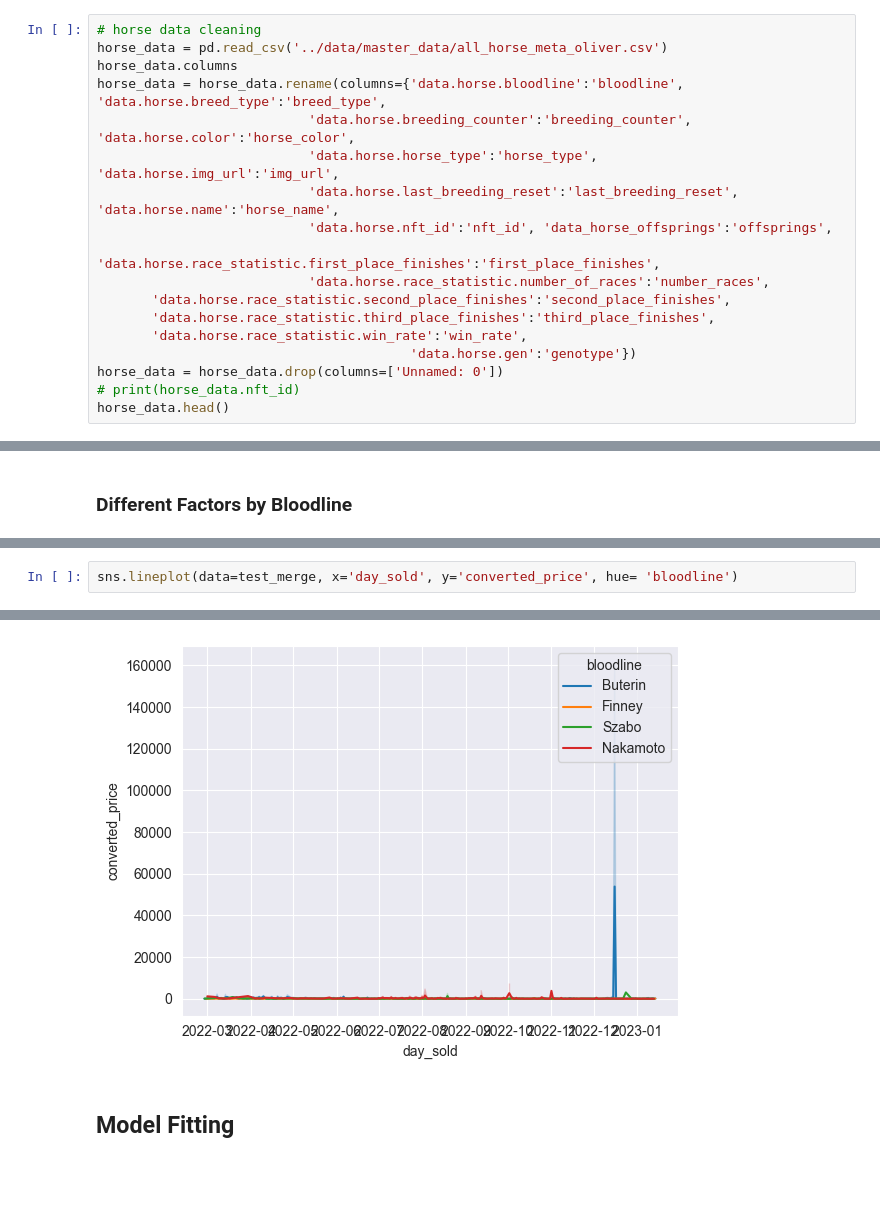
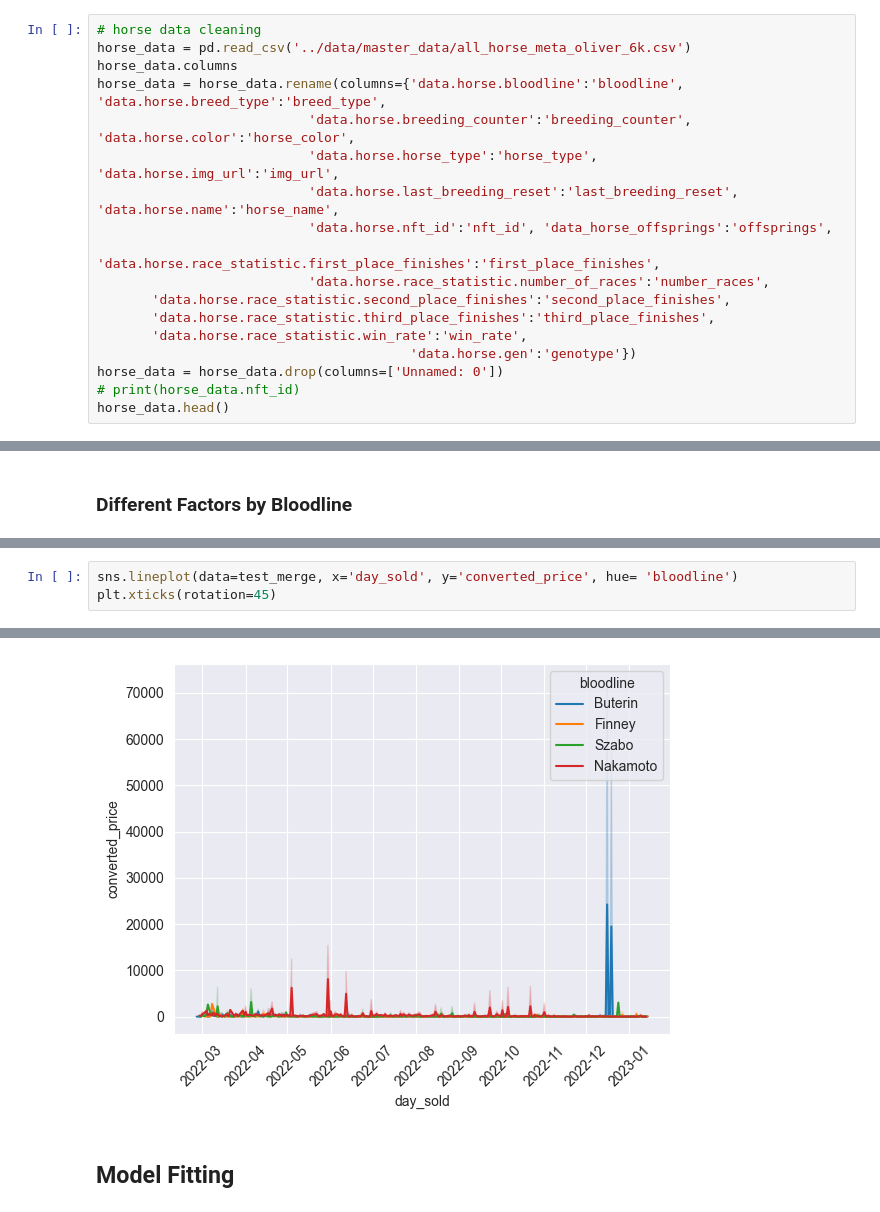
Before and after one commit to ThoroughZed-Analytics/Thoroughzed, a Jupyter notebook: app/data_cleaning.ipynb, the cells around one changed output, grey strips where cells are left out. Saved outputs shown, nothing was run; the diff lists cells and outputs as text; blank space fills up the shorter version.

```diff
--- a/app/data_cleaning.ipynb
+++ b/app/data_cleaning.ipynb
@@ -66,7 +66,7 @@ print(clean_market_data.shape, market_data_no_outliers.shape, f'=> {74911 - 7482
 (74911, 5) (74820, 5) => 91 data points removed
 # %%
 # horse data cleaning
-horse_data = pd.read_csv('../data/master_data/all_horse_meta_oliver.csv')
+horse_data = pd.read_csv('../data/master_data/all_horse_meta_oliver_6k.csv')
 horse_data.columns
 horse_data = horse_data.rename(columns={'data.horse.bloodline':'bloodline', 'data.horse.breed_type':'breed_type',
                            'data.horse.breeding_counter':'breeding_counter', 'data.horse.color':'horse_color',
@@ -182,3 +182,4 @@ plt.xticks(rotation = 45)
 # %%
 sns.lineplot(data=test_merge, x='day_sold', y='converted_price', hue= 'bloodline')
+plt.xticks(rotation=45)
 # %% [output]
@@ -186,4 +199,4 @@ sns.lineplot(data=test_merge, x='day_sold', y='converted_price', hue= 'bloodline
-[figure, old version]
+[figure, new version]
 # %% [markdown]
 ## Model Fitting
 # %% [markdown]
```
Also changed, not shown: parts of 15 cells of this notebook.
